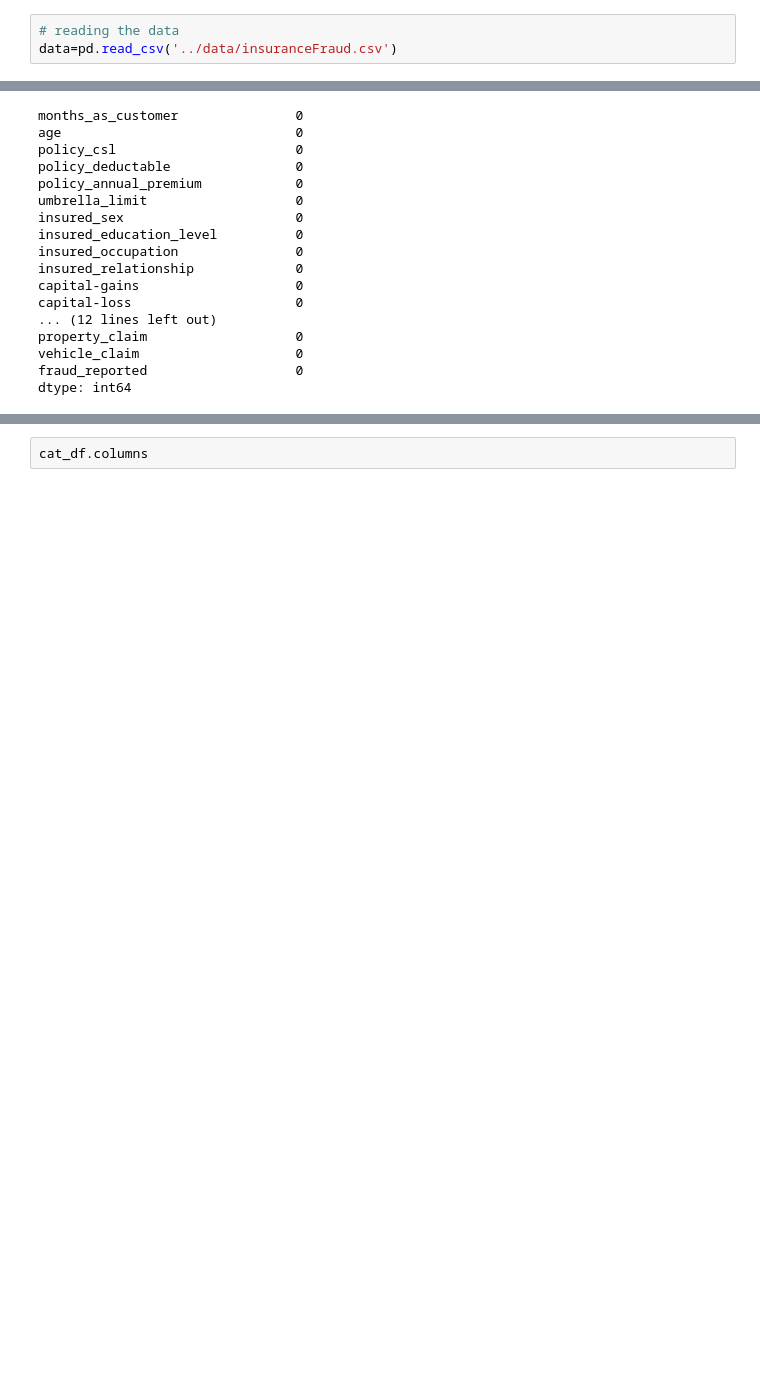
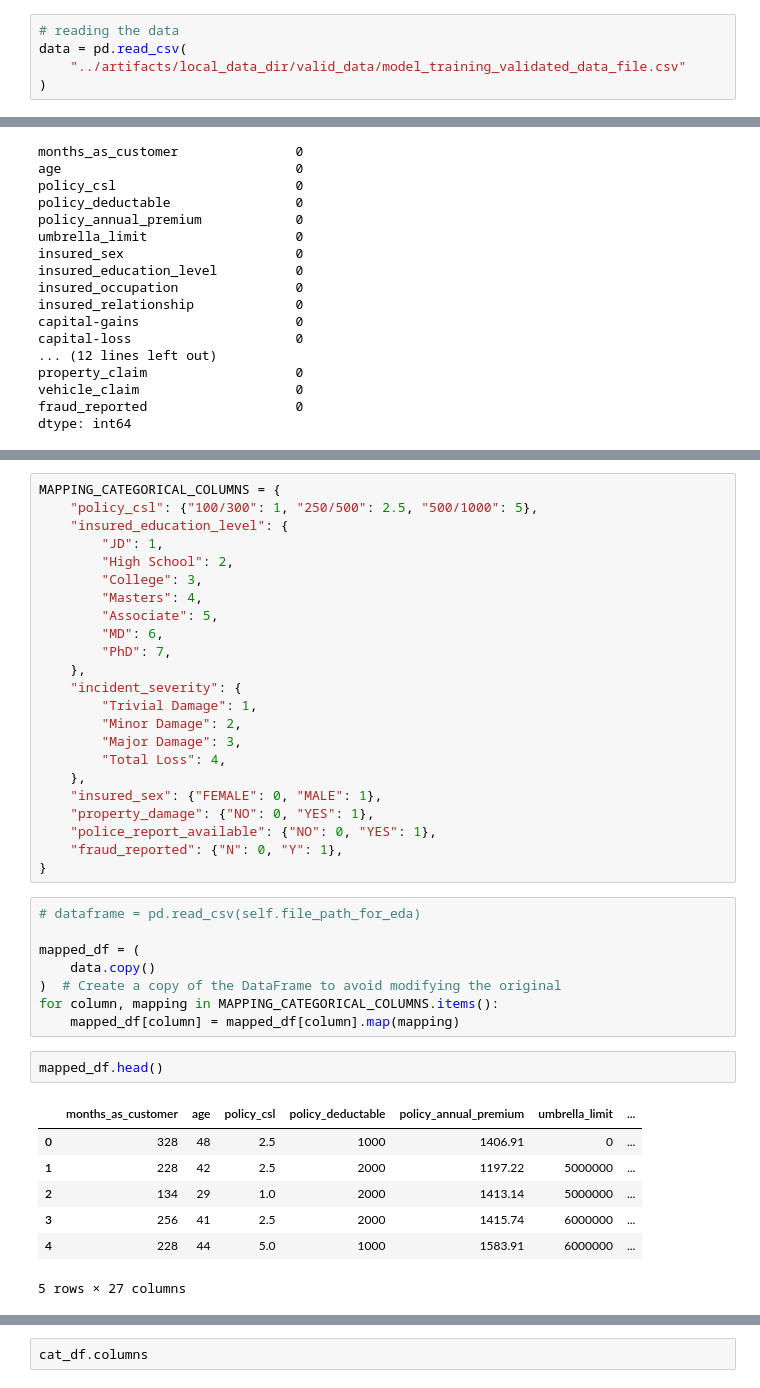
Before and after one commit to SiddharthaShandilya/insurance_fraud_detection, a Jupyter notebook: notebook/EDA_fraudDetection.ipynb, the cells around one changed output, grey strips where cells are left out. Drawn from its saved outputs; the diff is of its cells as text; blank space fills up the shorter version.

```diff
--- a/notebook/EDA_fraudDetection.ipynb
+++ b/notebook/EDA_fraudDetection.ipynb
@@ -4,7 +4,9 @@ import pandas as pd
 import numpy as np
 # %%
 # reading the data
-data=pd.read_csv('../data/insuranceFraud.csv')
+data = pd.read_csv(
+    "../artifacts/local_data_dir/valid_data/model_training_validated_data_file.csv"
+)
 # %%
 # Having a look at the data
 data.head()
@@ -86,0 +134,41 @@ imputer = CategoricalImputer()
+# %%
+MAPPING_CATEGORICAL_COLUMNS = {
+    "policy_csl": {"100/300": 1, "250/500": 2.5, "500/1000": 5},
+    "insured_education_level": {
+        "JD": 1,
+        "High School": 2,
+        "College": 3,
+        "Masters": 4,
+        "Associate": 5,
+        "MD": 6,
+        "PhD": 7,
+    },
+    "incident_severity": {
+        "Trivial Damage": 1,
+        "Minor Damage": 2,
+        "Major Damage": 3,
+        "Total Loss": 4,
+    },
+    "insured_sex": {"FEMALE": 0, "MALE": 1},
+    "property_damage": {"NO": 0, "YES": 1},
+    "police_report_available": {"NO": 0, "YES": 1},
+    "fraud_reported": {"N": 0, "Y": 1},
+}
+# %%
+# dataframe = pd.read_csv(self.file_path_for_eda)
+
+mapped_df = (
+    data.copy()
+)  # Create a copy of the DataFrame to avoid modifying the original
+for column, mapping in MAPPING_CATEGORICAL_COLUMNS.items():
+    mapped_df[column] = mapped_df[column].map(mapping)
+# %%
+mapped_df.head()
+# %% [output]
+|  | months_as_customer | age | policy_csl | policy_deductable | policy_annual_premium | umbrella_limit | ... |
+| 0 | 328 | 48 | 2.5 | 1000 | 1406.91 | 0 | ... |
+| 1 | 228 | 42 | 2.5 | 2000 | 1197.22 | 5000000 | ... |
+| 2 | 134 | 29 | 1.0 | 2000 | 1413.14 | 5000000 | ... |
+| 3 | 256 | 41 | 2.5 | 2000 | 1415.74 | 6000000 | ... |
+| 4 | 228 | 44 | 5.0 | 1000 | 1583.91 | 6000000 | ... |
+5 rows × 27 columns
```
Also changed, not shown: parts of 47 cells of this notebook, 9 other files.
